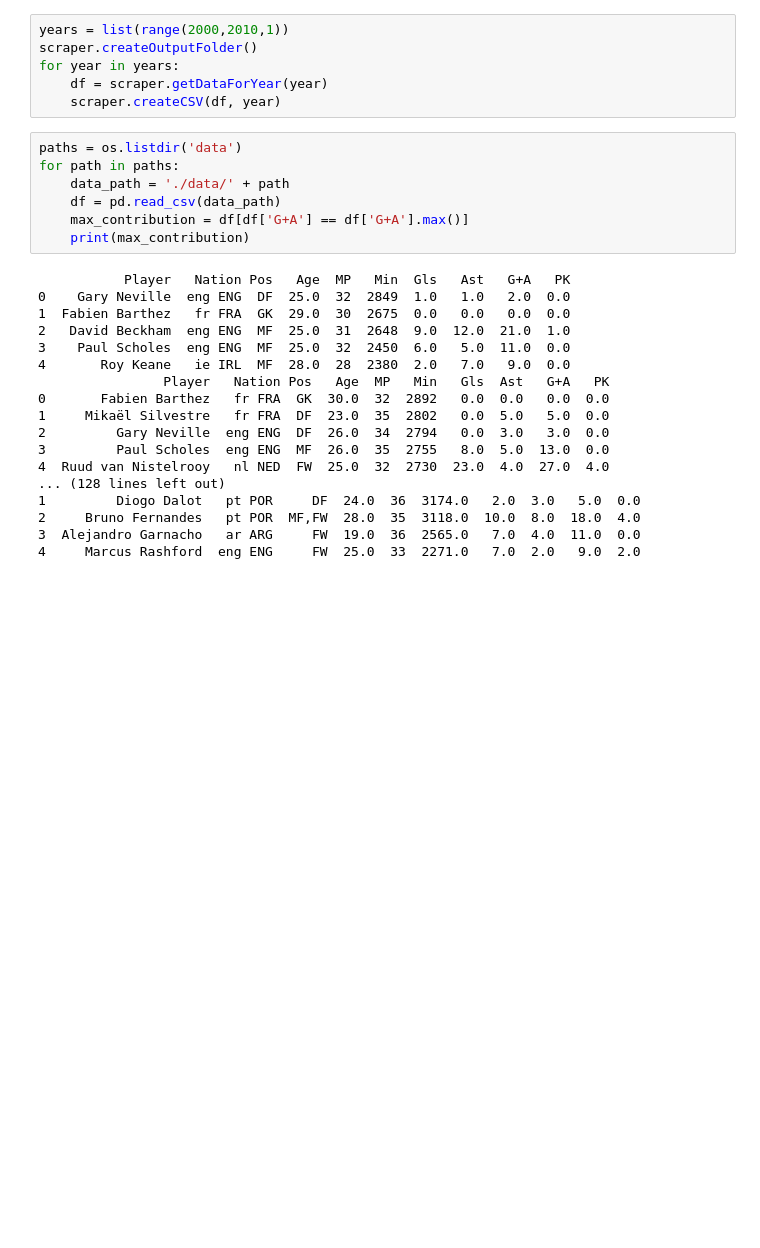
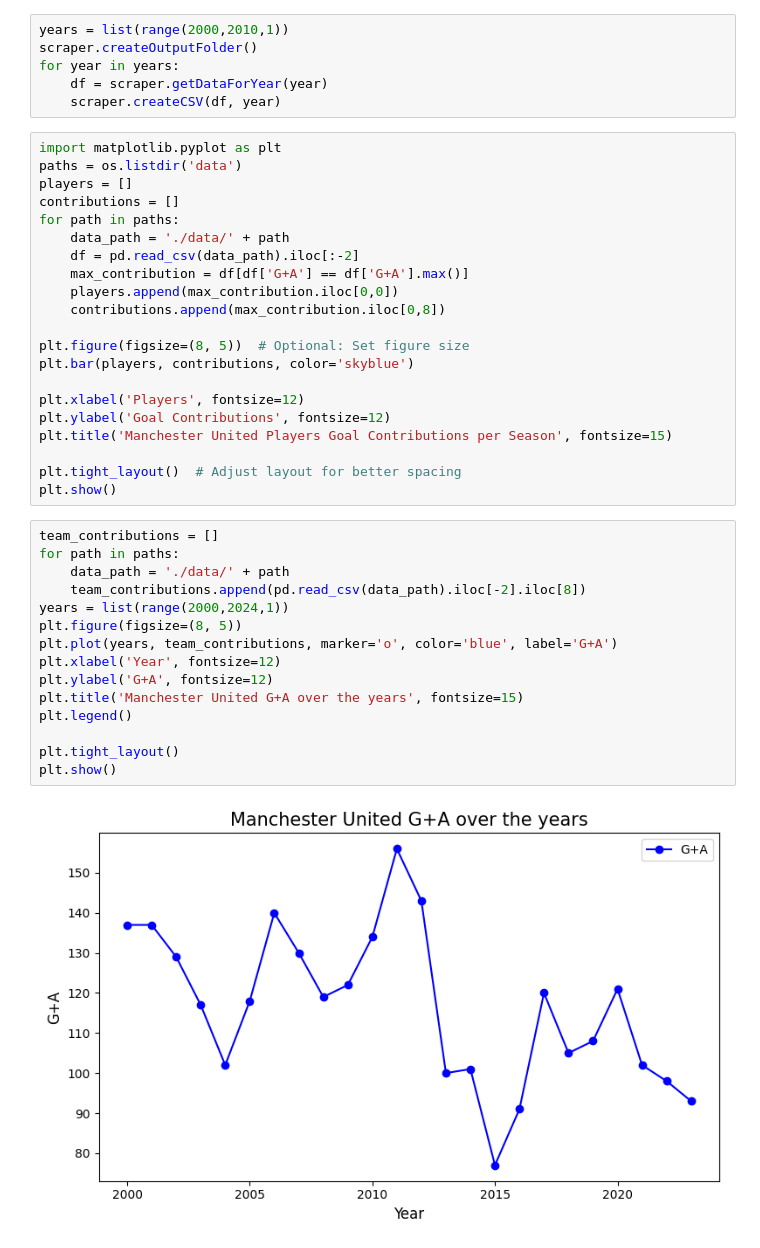
Before and after one commit to arnie12a/Manchester-United-Dashboard, a Jupyter notebook: test.ipynb, the cells around one changed output. Cells and saved outputs as stored; diff of their text form; blank space fills up the shorter version.

Commit message:
added some more visualizations

```diff
--- a/test.ipynb
+++ b/test.ipynb
@@ -12,28 +12,41 @@ scraper.createOutputFolder()
 for year in years:
     df = scraper.getDataForYear(year)
     scraper.createCSV(df, year)
-# %%
-paths = os.listdir('data')
-for path in paths:
-    data_path = './data/' + path
-    df = pd.read_csv(data_path)
-    max_contribution = df[df['G+A'] == df['G+A'].max()]
-    print(max_contribution)
-# %% [output]
-           Player   Nation Pos   Age  MP   Min  Gls   Ast   G+A   PK
-0    Gary Neville  eng ENG  DF  25.0  32  2849  1.0   1.0   2.0  0.0
-1  Fabien Barthez   fr FRA  GK  29.0  30  2675  0.0   0.0   0.0  0.0
-2   David Beckham  eng ENG  MF  25.0  31  2648  9.0  12.0  21.0  1.0
-3    Paul Scholes  eng ENG  MF  25.0  32  2450  6.0   5.0  11.0  0.0
-4       Roy Keane   ie IRL  MF  28.0  28  2380  2.0   7.0   9.0  0.0
-                Player   Nation Pos   Age  MP   Min   Gls  Ast   G+A   PK
-0       Fabien Barthez   fr FRA  GK  30.0  32  2892   0.0  0.0   0.0  0.0
-1     Mikaël Silvestre   fr FRA  DF  23.0  35  2802   0.0  5.0   5.0  0.0
-2         Gary Neville  eng ENG  DF  26.0  34  2794   0.0  3.0   3.0  0.0
-3         Paul Scholes  eng ENG  MF  26.0  35  2755   8.0  5.0  13.0  0.0
-4  Ruud van Nistelrooy   nl NED  FW  25.0  32  2730  23.0  4.0  27.0  4.0
-... (128 lines left out)
-1         Diogo Dalot   pt POR     DF  24.0  36  3174.0   2.0  3.0   5.0  0.0
-2     Bruno Fernandes   pt POR  MF,FW  28.0  35  3118.0  10.0  8.0  18.0  4.0
-3  Alejandro Garnacho   ar ARG     FW  19.0  36  2565.0   7.0  4.0  11.0  0.0
-4     Marcus Rashford  eng ENG     FW  25.0  33  2271.0   7.0  2.0   9.0  2.0
+# %%
+import matplotlib.pyplot as plt
+paths = os.listdir('data')
+players = []
+contributions = []
+for path in paths:
+    data_path = './data/' + path
+    df = pd.read_csv(data_path).iloc[:-2]
+    max_contribution = df[df['G+A'] == df['G+A'].max()]
+    players.append(max_contribution.iloc[0,0])
+    contributions.append(max_contribution.iloc[0,8])
+
+plt.figure(figsize=(8, 5))  # Optional: Set figure size
+plt.bar(players, contributions, color='skyblue')
+
+plt.xlabel('Players', fontsize=12)
+plt.ylabel('Goal Contributions', fontsize=12)
+plt.title('Manchester United Players Goal Contributions per Season', fontsize=15)
+
+plt.tight_layout()  # Adjust layout for better spacing
+plt.show()
+# %%
+team_contributions = []
+for path in paths:
+    data_path = './data/' + path
+    team_contributions.append(pd.read_csv(data_path).iloc[-2].iloc[8])
+years = list(range(2000,2024,1))
+plt.figure(figsize=(8, 5))
+plt.plot(years, team_contributions, marker='o', color='blue', label='G+A')
+plt.xlabel('Year', fontsize=12)
+plt.ylabel('G+A', fontsize=12)
+plt.title('Manchester United G+A over the years', fontsize=15)
+plt.legend()
+
+plt.tight_layout()
+plt.show()
+# %% [output]
+[figure, added]
```
